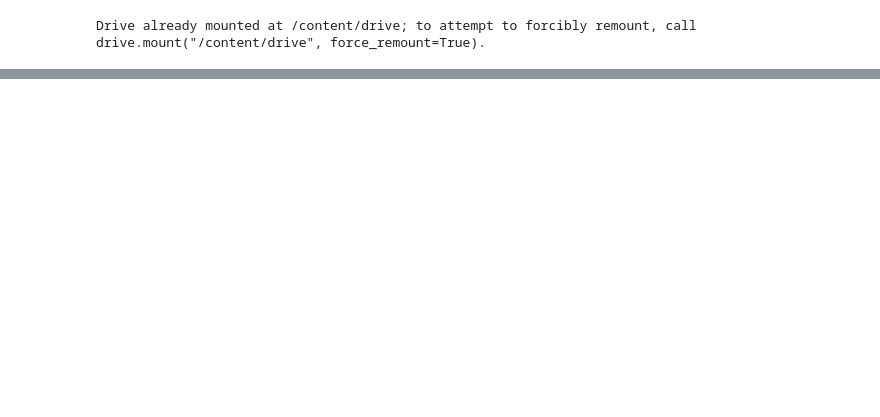
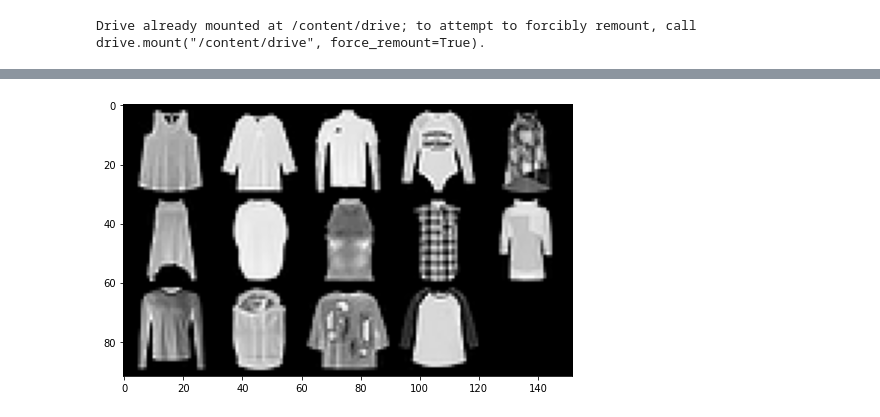
Before and after one commit to akshatgoel92/torch-visualize, a Jupyter notebook: src/3_1.ipynb, the cells around one changed output, grey strips where cells are left out. Drawn from its saved outputs; the diff is of its cells as text; code cells hidden in the pictures; blank space fills up the shorter version.

```diff
--- a/src/3_1.ipynb
+++ b/src/3_1.ipynb
@@ -500,0 +577,4 @@ Accuracy         97.1     98.7  99.0    99.8  98.2
+# %%
+X_confusion = get_confusion_indices(lbl_list, pred_list, X_test, 0, 2)
+# %% [output]
+[figure, added]
```
Also changed, not shown: parts of 14 cells of this notebook, 1 other file.
